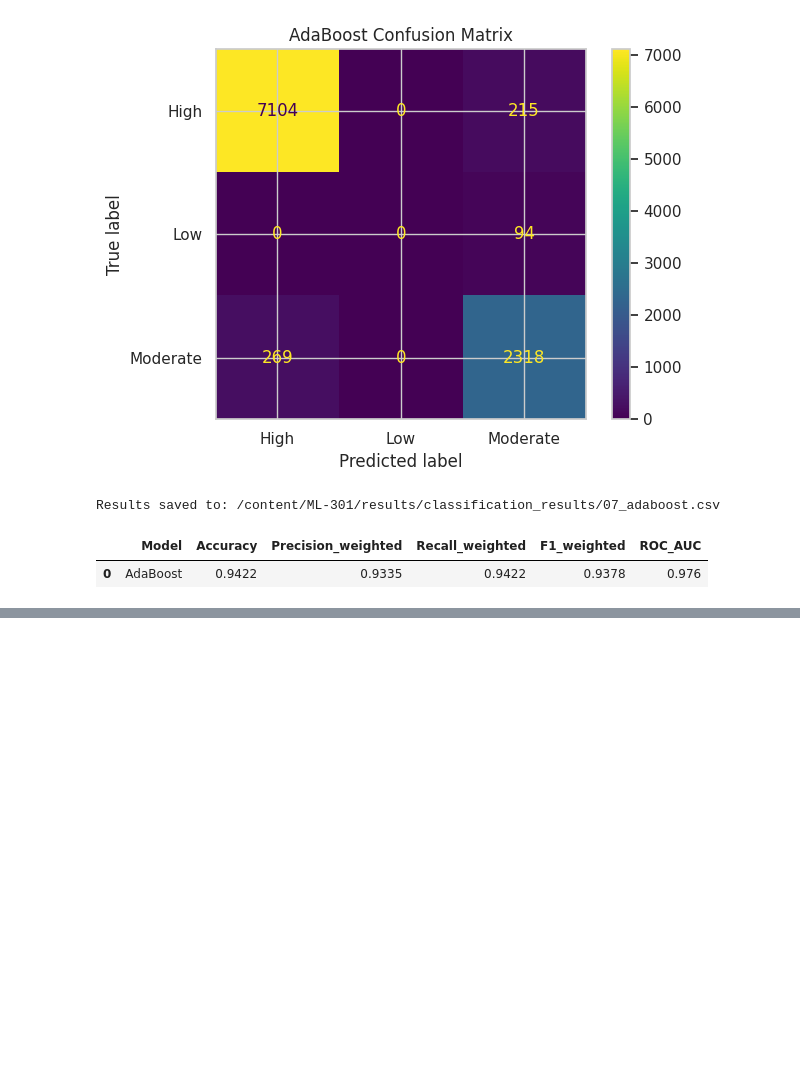
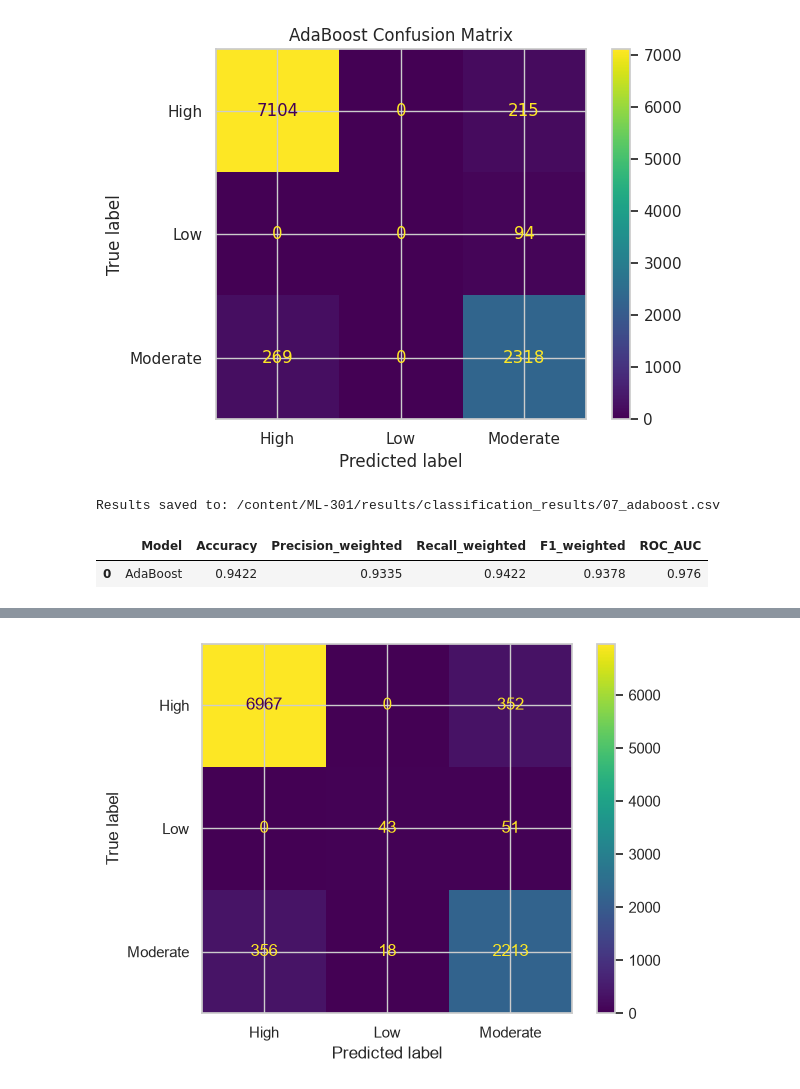
Before and after one commit to MohithKumar128/ML-301, a Jupyter notebook: notebooks/classification.ipynb, the cells around one changed output, grey strips where cells are left out. Drawn from its saved outputs; the diff is of its cells as text; code cells hidden in the pictures; blank space fills up the shorter version.

Commit message:
Complete classification Part B models

```diff
--- a/notebooks/classification.ipynb
+++ b/notebooks/classification.ipynb
@@ -1952,0 +2405,83 @@ Therefore, accuracy and weighted metrics should not be considered alone when com
+# %%
+# Review 2 Part B — MLP Classifier
+
+from sklearn.neural_network import MLPClassifier
+from sklearn.metrics import (
+    accuracy_score,
+    precision_score,
+    recall_score,
+    f1_score,
+    roc_auc_score,
+    confusion_matrix,
+    ConfusionMatrixDisplay
+)
+from pathlib import Path
+import pandas as pd
+import matplotlib.pyplot as plt
+
+# 1. Train the MLP model
+mlp_model = MLPClassifier(
+    hidden_layer_sizes=(100,),
+    activation="relu",
+    solver="adam",
+    max_iter=100,
+    early_stopping=True,
+    random_state=42
+)
+
+mlp_model.fit(X_train_processed, y_train)
+
+print("MLP Classifier trained successfully.")
+
+# 2. Predictions and probabilities
+y_pred_mlp = mlp_model.predict(X_test_processed)
+y_proba_mlp = mlp_model.predict_proba(X_test_processed)
+
+# 3. Evaluation metrics
+mlp_accuracy = accuracy_score(y_test, y_pred_mlp)
+
+mlp_precision = precision_score(
+    y_test, y_pred_mlp,
+    average="weighted", zero_division=0
+)
+
+mlp_recall = recall_score(
+    y_test, y_pred_mlp,
+    average="weighted", zero_division=0
+)
+
+mlp_f1 = f1_score(
+    y_test, y_pred_mlp,
+    average="weighted", zero_division=0
+)
+
+mlp_roc_auc = roc_auc_score(
+    y_test,
+    y_proba_mlp,
+    labels=mlp_model.classes_,
+    multi_class="ovr",
+    average="weighted"
+)
+
+print("\nMLP Classifier Results")
+print("----------------------")
+print(f"Accuracy             : {mlp_accuracy:.4f}")
+print(f"Precision (weighted) : {mlp_precision:.4f}")
+print(f"Recall (weighted)    : {mlp_recall:.4f}")
+print(f"F1-score (weighted)  : {mlp_f1:.4f}")
+print(f"ROC-AUC (weighted)   : {mlp_roc_auc:.4f}")
+
+# 4. Confusion matrix
+mlp_cm = confusion_matrix(
+    y_test,
+    y_pred_mlp,
+    labels=mlp_model.classes_
+)
+
+ConfusionMatrixDisplay(
+    confusion_matrix=mlp_cm,
+    display_labels=mlp_model.classes_
+).plot()
+
+plt.title
+# %% [output]
@@ -1952,0 +2498 @@ Therefore, accuracy and weighted metrics should not be considered alone when com
+[figure, added]
```
Also changed, not shown: parts of 15 cells of this notebook.
